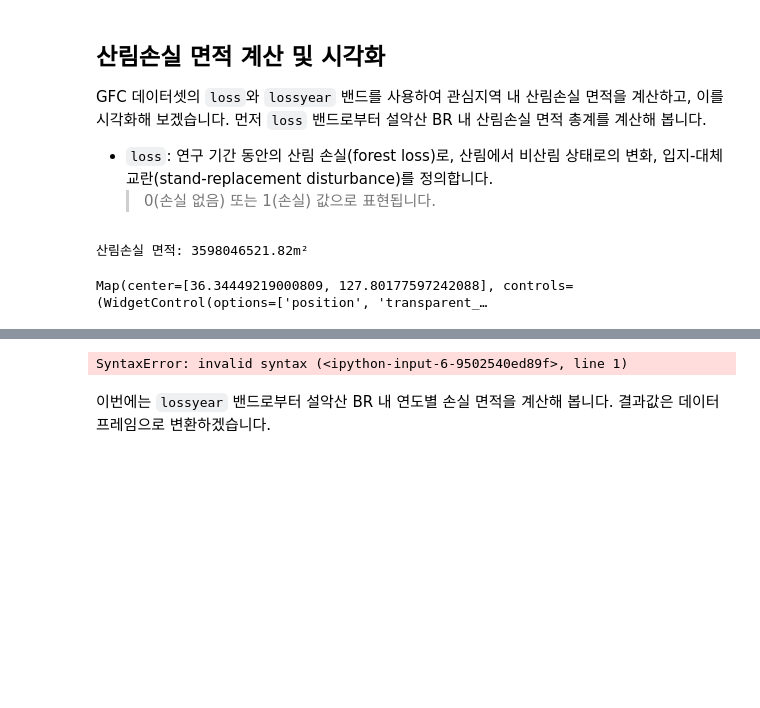
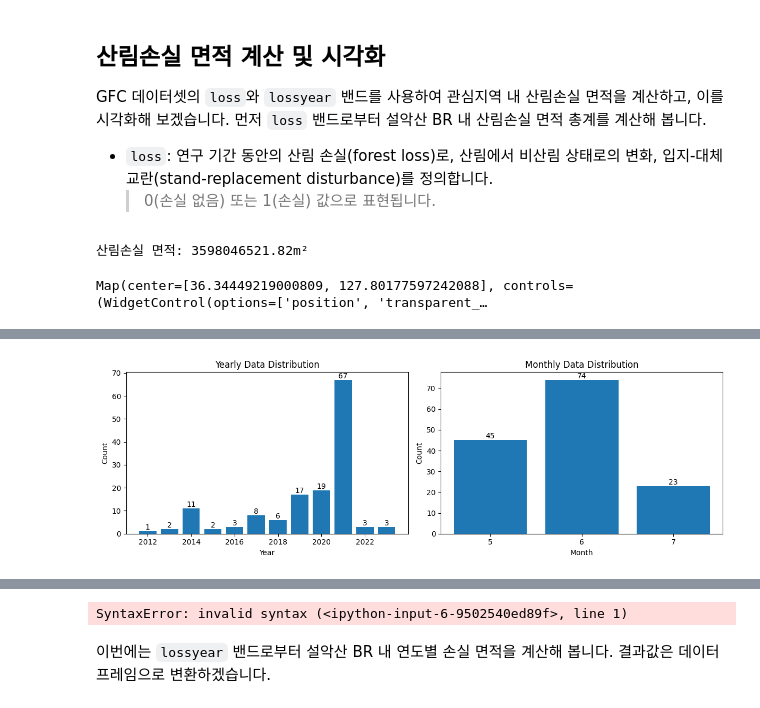
Before and after one commit to jaslee22/aaa, a Jupyter notebook: Google_Earth_Engine을_활용한_산림_변화_데이터_분석.ipynb, the cells around one changed output, grey strips where cells are left out. Cells and saved outputs as stored; diff of their text form; code cells hidden in the pictures; blank space fills up the shorter version.

```diff
--- a/Google_Earth_Engine을_활용한_산림_변화_데이터_분석.ipynb
+++ b/Google_Earth_Engine을_활용한_산림_변화_데이터_분석.ipynb
@@ -222,0 +279,10 @@ geemap.ee_export_image_to_drive(
+# %%
+# 연도와 월 기반으로 필터링
+filtered_gdf = gdf[
+    (~gdf['year'].eq(1995)) &
+    (~gdf['month'].between(8, 9))
+]
+
+plot_data_distribution(filtered_gdf)
+# %% [output]
+[figure, added]
```
Also changed, not shown: parts of 23 cells of this notebook.
